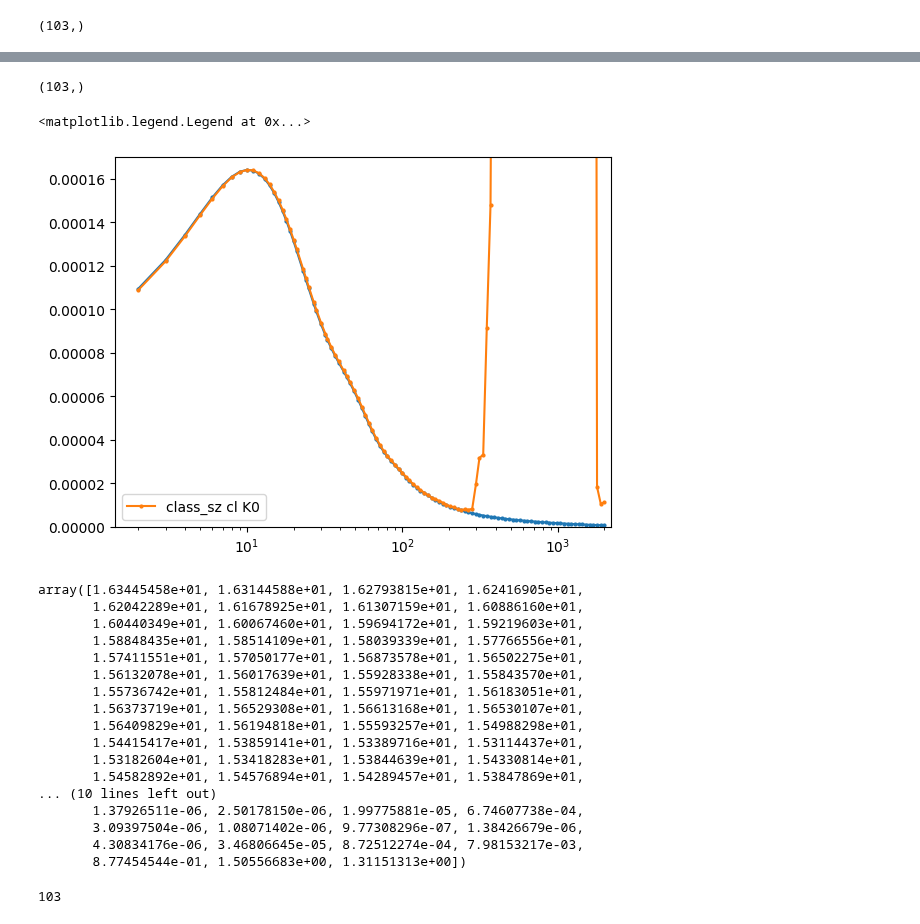
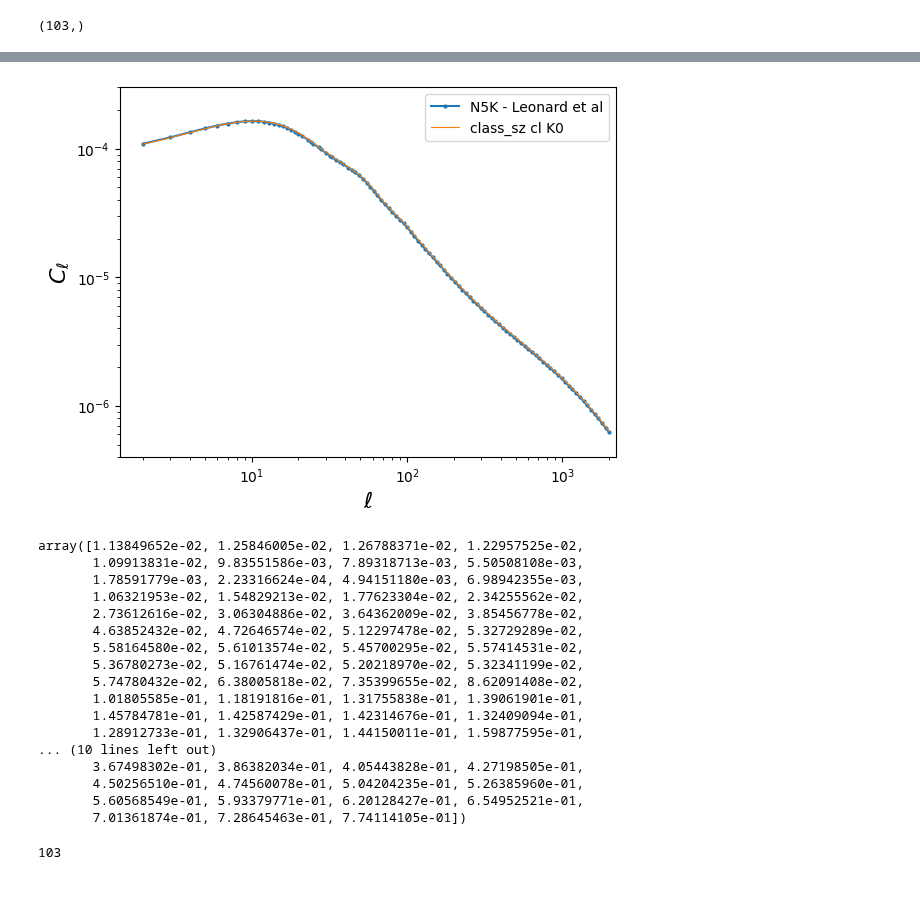
Before and after one commit to CLASS-SZ/class_sz, a Jupyter notebook: notebooks/n5k_class_sz_oct22.ipynb, the cells around one changed output, grey strips where cells are left out. Saved outputs shown, nothing was run; the diff lists cells and outputs as text; code cells hidden in the pictures; blank space fills up the shorter version.

```diff
--- a/notebooks/n5k_class_sz_oct22.ipynb
+++ b/notebooks/n5k_class_sz_oct22.ipynb
@@ -124,39 +137,43 @@ plt.plot(clgg['ls'],clgg['cls'][0])
-# %%
-l_csz = l_csz
-cls_csz = np.loadtxt('/Users/boris/Work/CLASS-SZ/SO-SZ/class_sz/output/class_sz_test_n5k05_n5k_F.txt')
-np.shape(cls_csz)
-# %% [output]
-(103,)
 # %%
-plt.plot(clgg['ls'],clgg['cls'][0],marker='o',markersize=2.)
-plt.plot(l_csz,cls_csz,marker='o',markersize=2.,label='class_sz cl K0')
+l_csz = clgg['ls']
+cls_csz = np.loadtxt('/Users/boris/Work/CLASS-SZ/SO-SZ/class_sz/output/class_sz_test_n5k41_n5k_F.txt',unpack=True)
+
+np.shape(cls_csz)
+
+plt.plot(clgg['ls'],clgg['cls'][0],marker='o',markersize=2.,label='N5K - Leonard et al')
+plt.plot(l_csz,cls_csz,marker='o',markersize=0.,label='class_sz cl K0',ls='-',lw=0.8)
 plt.xscale('log')
-plt.ylim(0,1.7e-4)
+plt.yscale('log')
+plt.ylim(4e-7,3e-4)
 plt.xlim(0,2200)
 plt.legend()
+plt.xlabel(r'$\ell$',size=16)
+plt.ylabel(r'$C_\ell$',size=16)
+plt.savefig('n5k.pdf')
 # %% [output]
-<matplotlib.legend.Legend at 0x...>
-[figure, old version]
+[figure, new version]
 # %%
-clgg['cls'][0]/cls_csz
+
+err = np.sqrt(2./(2.*clgg['ls']+1.))*clgg['cls'][0]
+np.abs((clgg['cls'][0]-cls_csz)/err)
 # %% [output]
-array([1.63445458e+01, 1.63144588e+01, 1.62793815e+01, 1.62416905e+01,
-       1.62042289e+01, 1.61678925e+01, 1.61307159e+01, 1.60886160e+01,
-       1.60440349e+01, 1.60067460e+01, 1.59694172e+01, 1.59219603e+01,
-       1.58848435e+01, 1.58514109e+01, 1.58039339e+01, 1.57766556e+01,
-       1.57411551e+01, 1.57050177e+01, 1.56873578e+01, 1.56502275e+01,
-       1.56132078e+01, 1.56017639e+01, 1.55928338e+01, 1.55843570e+01,
-       1.55736742e+01, 1.55812484e+01, 1.55971971e+01, 1.56183051e+01,
-       1.56373719e+01, 1.56529308e+01, 1.56613168e+01, 1.56530107e+01,
-       1.56409829e+01, 1.56194818e+01, 1.55593257e+01, 1.54988298e+01,
-       1.54415417e+01, 1.53859141e+01, 1.53389716e+01, 1.53114437e+01,
-       1.53182604e+01, 1.53418283e+01, 1.53844639e+01, 1.54330814e+01,
-       1.54582892e+01, 1.54576894e+01, 1.54289457e+01, 1.53847869e+01,
+array([1.13849652e-02, 1.25846005e-02, 1.26788371e-02, 1.22957525e-02,
+       1.09913831e-02, 9.83551586e-03, 7.89318713e-03, 5.50508108e-03,
+       1.78591779e-03, 2.23316624e-04, 4.94151180e-03, 6.98942355e-03,
+       1.06321953e-02, 1.54829213e-02, 1.77623304e-02, 2.34255562e-02,
+       2.73612616e-02, 3.06304886e-02, 3.64362009e-02, 3.85456778e-02,
+       4.63852432e-02, 4.72646574e-02, 5.12297478e-02, 5.32729289e-02,
+       5.58164580e-02, 5.61013574e-02, 5.45700295e-02, 5.57414531e-02,
+       5.36780273e-02, 5.16761474e-02, 5.20218970e-02, 5.32341199e-02,
+       5.74780432e-02, 6.38005818e-02, 7.35399655e-02, 8.62091408e-02,
+       1.01805585e-01, 1.18191816e-01, 1.31755838e-01, 1.39061901e-01,
+       1.45784781e-01, 1.42587429e-01, 1.42314676e-01, 1.32409094e-01,
+       1.28912733e-01, 1.32906437e-01, 1.44150011e-01, 1.59877595e-01,
 ... (10 lines left out)
-       1.37926511e-06, 2.50178150e-06, 1.99775881e-05, 6.74607738e-04,
-       3.09397504e-06, 1.08071402e-06, 9.77308296e-07, 1.38426679e-06,
-       4.30834176e-06, 3.46806645e-05, 8.72512274e-04, 7.98153217e-03,
-       8.77454544e-01, 1.50556683e+00, 1.31151313e+00])
+       3.67498302e-01, 3.86382034e-01, 4.05443828e-01, 4.27198505e-01,
+       4.50256510e-01, 4.74560078e-01, 5.04204235e-01, 5.26385960e-01,
+       5.60568549e-01, 5.93379771e-01, 6.20128427e-01, 6.54952521e-01,
+       7.01361874e-01, 7.28645463e-01, 7.74114105e-01])
 # %%
 len(clgg['ls'])
 # %% [output]
```
Also changed, not shown: parts of 7 cells of this notebook, 5 other files.
